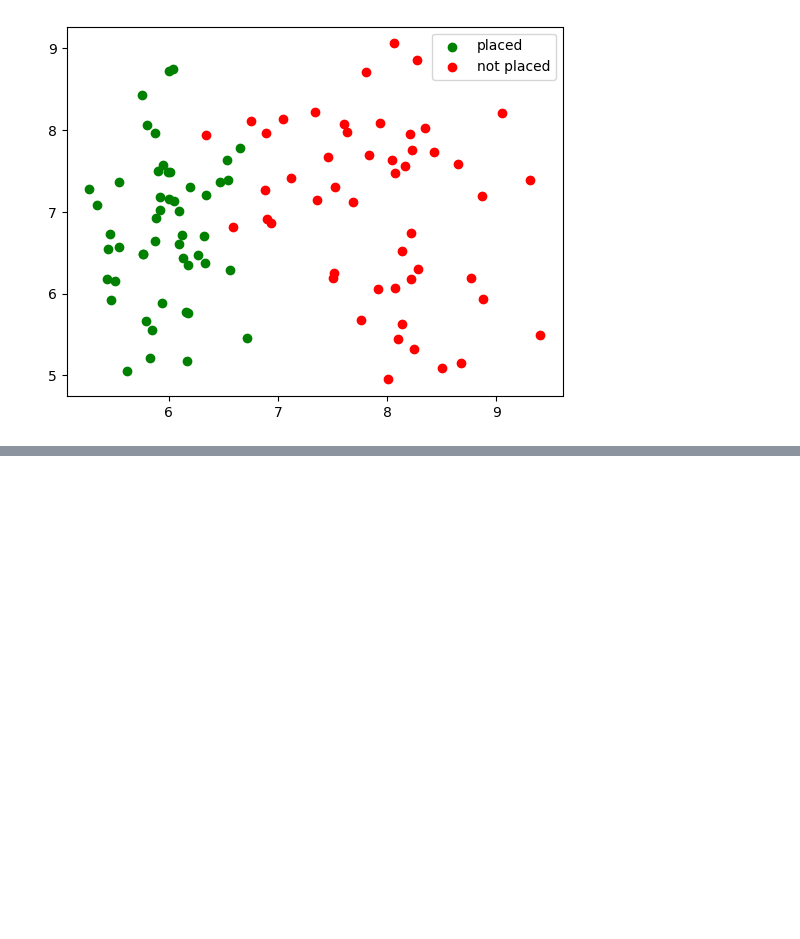
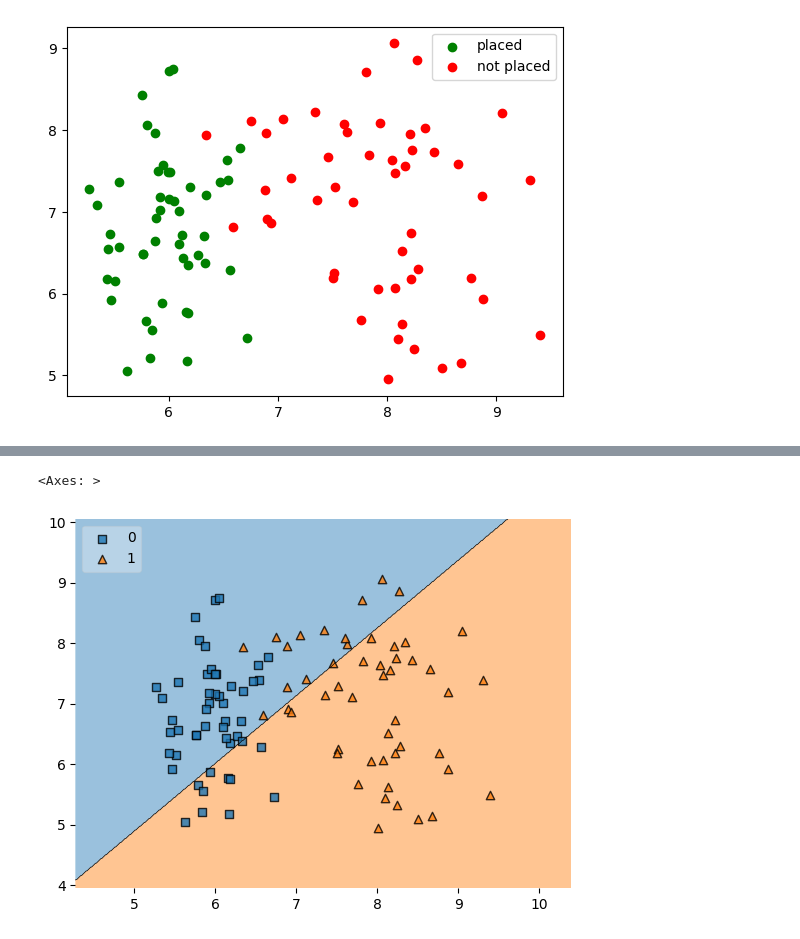
Before and after one commit to HarshXtech/deep-learning-concepts, a Jupyter notebook: perceptrons/perceptron-example.ipynb, the cells around one changed output, grey strips where cells are left out. Cells and saved outputs as stored; diff of their text form; code cells hidden in the pictures; blank space fills up the shorter version.

```diff
--- a/perceptrons/perceptron-example.ipynb
+++ b/perceptrons/perceptron-example.ipynb
@@ -48,0 +34,3 @@ Name: placed, dtype: int64
+# %%
+x = df[['cgpa', 'resume_score']]
+y = df['placed']
@@ -48,0 +52,5 @@ Name: placed, dtype: int64
+# %%
+plot_decision_regions(x.values, y.values, clf=model, legend=2)
+# %% [output]
+<Axes: >
+[figure, added]
```
Also changed, not shown: parts of 5 cells of this notebook.
